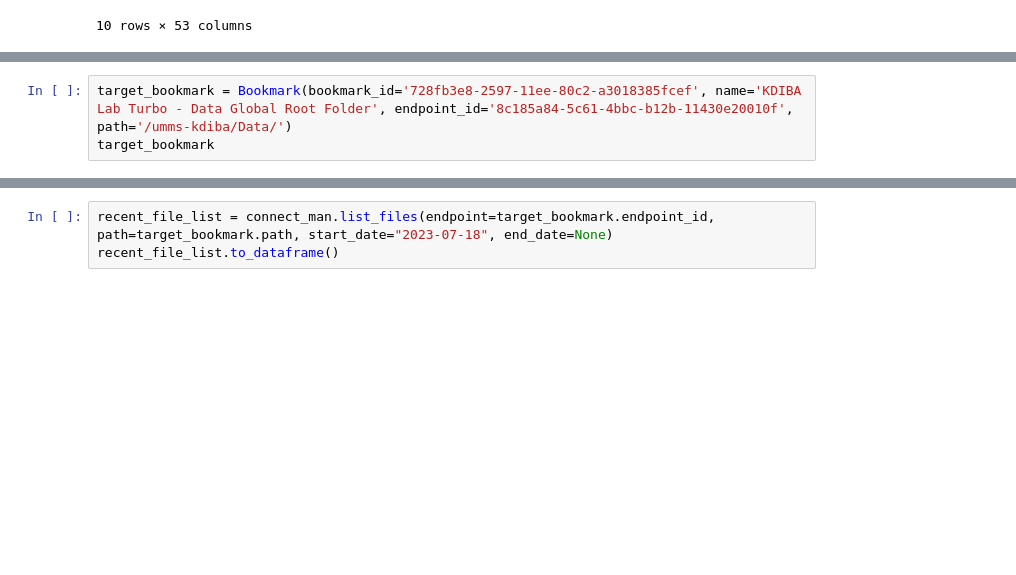
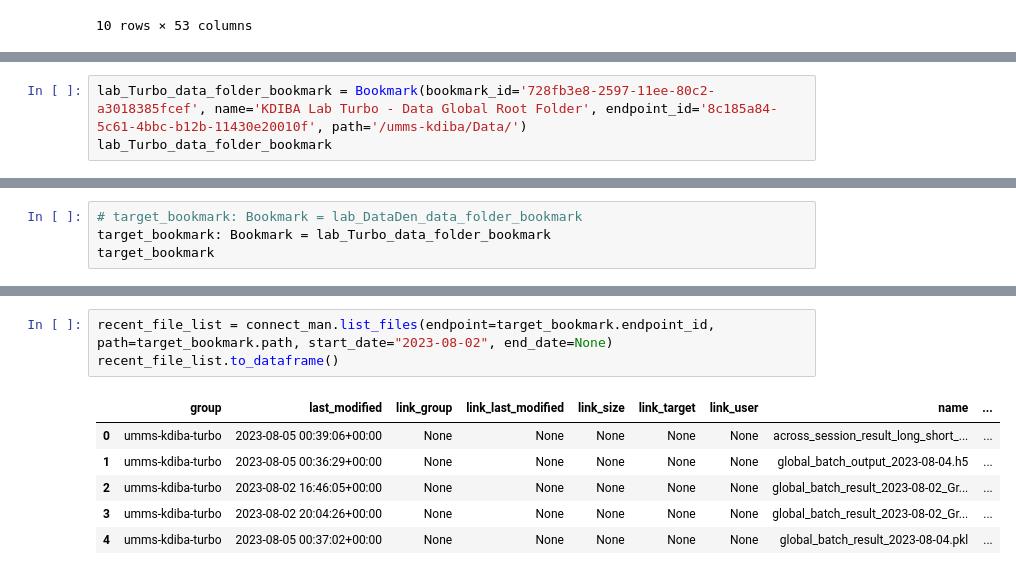
Before and after one commit to CommanderPho/PhoGlobusHelpers, a Jupyter notebook: notebooks/testing_notebook.ipynb, the cells around one changed output, grey strips where cells are left out. Drawn from its saved outputs; the diff is of its cells as text; blank space fills up the shorter version.

```diff
--- a/notebooks/testing_notebook.ipynb
+++ b/notebooks/testing_notebook.ipynb
@@ -96,3 +98,3 @@ bookmark_list
 # %%
-target_bookmark = Bookmark(bookmark_id='728fb3e8-2597-11ee-80c2-a3018385fcef', name='KDIBA Lab Turbo - Data Global Root Folder', endpoint_id='8c185a84-5c61-4bbc-b12b-11430e20010f', path='/umms-kdiba/Data/')
-target_bookmark
+lab_Turbo_data_folder_bookmark = Bookmark(bookmark_id='728fb3e8-2597-11ee-80c2-a3018385fcef', name='KDIBA Lab Turbo - Data Global Root Folder', endpoint_id='8c185a84-5c61-4bbc-b12b-11430e20010f', path='/umms-kdiba/Data/')
+lab_Turbo_data_folder_bookmark
@@ -98,0 +108,4 @@ target_bookmark
+# %%
+# target_bookmark: Bookmark = lab_DataDen_data_folder_bookmark
+target_bookmark: Bookmark = lab_Turbo_data_folder_bookmark
+target_bookmark
@@ -102,3 +135,10 @@ file_list.to_dataframe()
 # %%
-recent_file_list = connect_man.list_files(endpoint=target_bookmark.endpoint_id, path=target_bookmark.path, start_date="2023-07-18", end_date=None)
+recent_file_list = connect_man.list_files(endpoint=target_bookmark.endpoint_id, path=target_bookmark.path, start_date="2023-08-02", end_date=None)
 recent_file_list.to_dataframe()
+# %% [output]
+|  | group | last_modified | link_group | link_last_modified | link_size | link_target | link_user | name | ... |
+| 0 | umms-kdiba-turbo | 2023-08-05 00:39:06+00:00 | None | None | None | None | None | across_session_result_long_short_... | ... |
+| 1 | umms-kdiba-turbo | 2023-08-05 00:36:29+00:00 | None | None | None | None | None | global_batch_output_2023-08-04.h5 | ... |
+| 2 | umms-kdiba-turbo | 2023-08-02 16:46:05+00:00 | None | None | None | None | None | global_batch_result_2023-08-02_Gr... | ... |
+| 3 | umms-kdiba-turbo | 2023-08-02 20:04:26+00:00 | None | None | None | None | None | global_batch_result_2023-08-02_Gr... | ... |
+| 4 | umms-kdiba-turbo | 2023-08-05 00:37:02+00:00 | None | None | None | None | None | global_batch_result_2023-08-04.pkl | ... |
```
Also changed, not shown: parts of 6 cells of this notebook, 4 other files.
